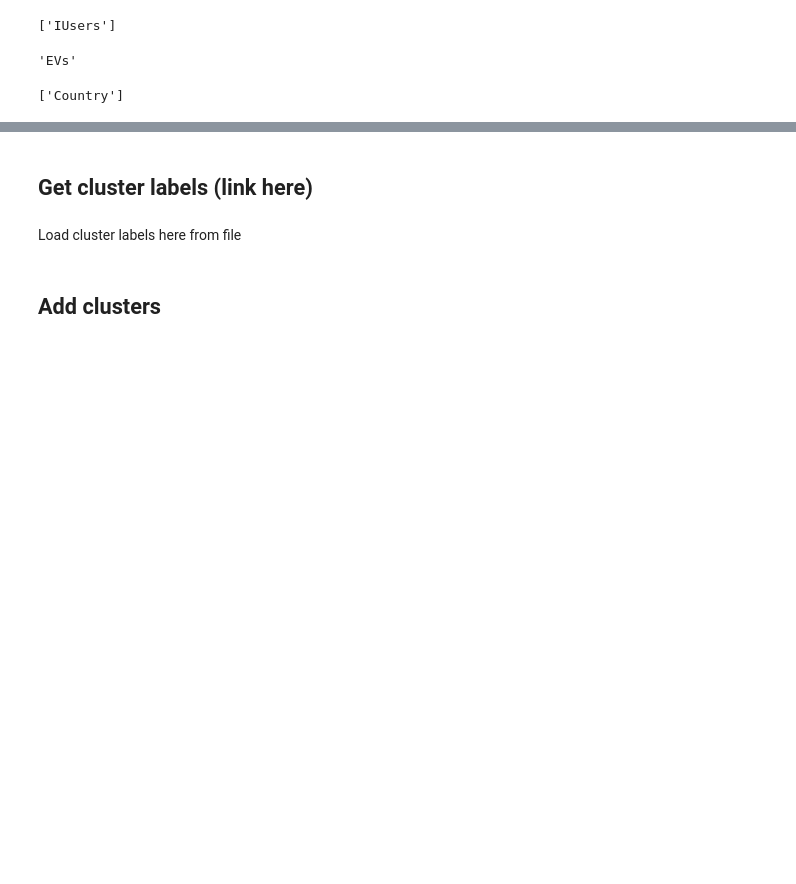
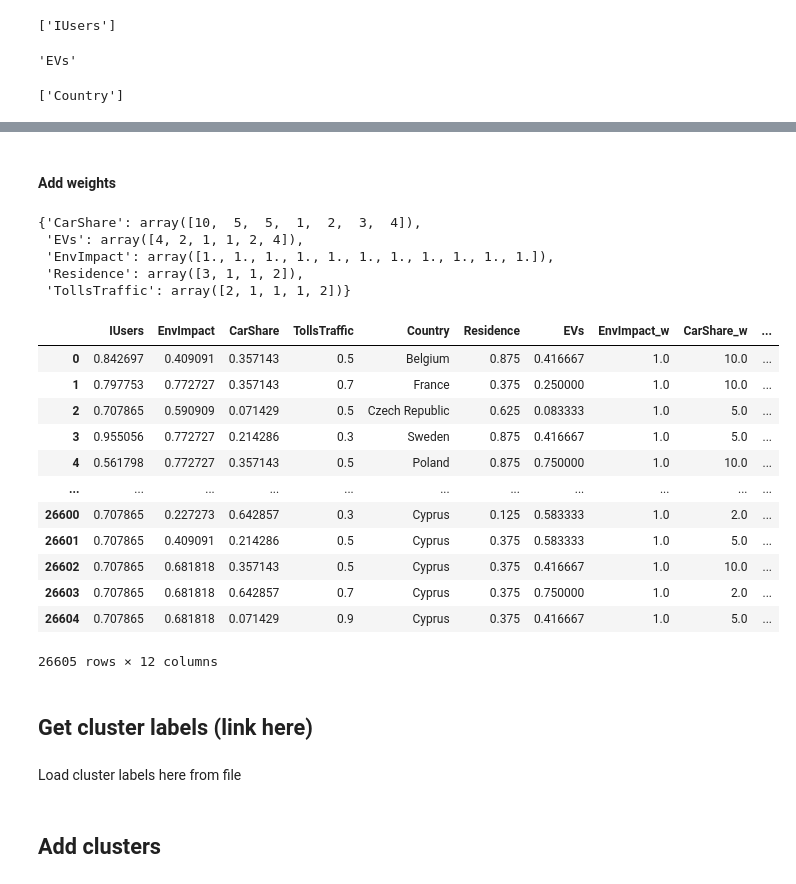
Before and after one commit to AndyHuang97/Intelligent-Mobility, a Jupyter notebook: Analysis - Histplots.ipynb, the cells around one changed output, grey strips where cells are left out. Cells and saved outputs as stored; diff of their text form; code cells hidden in the pictures; blank space fills up the shorter version.

```diff
--- a/Analysis - Histplots.ipynb
+++ b/Analysis - Histplots.ipynb
@@ -242,0 +254,10 @@ cols_top_only
+# %%
+replace_arr = {}
+for fixed_order_col in fixed_order_col_answers.keys():
+  print(fixed_order_col)
+  replace_arr[fixed_order_col] = {}
+  barsValues = getVarsValues(len(fixed_order_col_answers[fixed_order_col]))
+  for i, value in enumerate(fixed_order_col_answers[fixed_order_col]):
+    replace_arr[fixed_order_col][value] = barsValues[i]
+numerical_replace_arr = replace_arr
+numerical_replace_arr
@@ -242,0 +287,3 @@ cols_top_only
+# %%
+df_DNAt_order = df_DNAt_order.replace(numerical_replace_arr)
+df_DNAt_order
@@ -242,0 +304,10 @@ cols_top_only
+# %%
+replace_arr = {}
+for fixed_order_col in fixed_order_col_answers.keys():
+  print(fixed_order_col)
+  replace_arr[fixed_order_col] = {}
+  barsValues = getVarsValues(len(fixed_order_col_answers[fixed_order_col]))
+  for i, value in enumerate(fixed_order_col_answers[fixed_order_col]):
+    replace_arr[fixed_order_col][barsValues[i]] = value
+inv_numerical_replace_arr = replace_arr
+inv_numerical_replace_arr
@@ -243,3 +337,41 @@ cols_top_only
+# %% [markdown]
+#### Add weights
+# %%
+orderWeights = {
+    'EnvImpact': np.ones(len(dfc_DNAt['EnvImpact'].unique())),
+    'CarShare': np.array([10, 5, 5, 1, 2, 3, 4]),
+    'TollsTraffic': np.array([2, 1, 1, 1, 2]),
+    'Residence': np.array([3, 1, 1, 2]),
+    'EVs': np.array([4, 2, 1, 1, 2, 4])
+}
+orderWeights
+# %% [output]
+{'CarShare': array([10,  5,  5,  1,  2,  3,  4]),
+ 'EVs': array([4, 2, 1, 1, 2, 4]),
+ 'EnvImpact': array([1., 1., 1., 1., 1., 1., 1., 1., 1., 1., 1.]),
+ 'Residence': array([3, 1, 1, 2]),
+ 'TollsTraffic': array([2, 1, 1, 1, 2])}
+# %%
+for fixed_order_col in fixed_order_col_answers.keys():
+  barsValues = df_DNAt_order[fixed_order_col].unique()
+  for i, value in enumerate(barsValues):
+    df_DNAt_order.loc[df_DNAt_order[fixed_order_col] == value, f'{fixed_order_col}_w'] \
+      = orderWeights[fixed_order_col][i]
+df_DNAt_order
+# %% [output]
+|  | IUsers | EnvImpact | CarShare | TollsTraffic | Country | Residence | EVs | EnvImpact_w | CarShare_w | ... |
+| 0 | 0.842697 | 0.409091 | 0.357143 | 0.5 | Belgium | 0.875 | 0.416667 | 1.0 | 10.0 | ... |
+| 1 | 0.797753 | 0.772727 | 0.357143 | 0.7 | France | 0.375 | 0.250000 | 1.0 | 10.0 | ... |
+| 2 | 0.707865 | 0.590909 | 0.071429 | 0.5 | Czech Republic | 0.625 | 0.083333 | 1.0 | 5.0 | ... |
+| 3 | 0.955056 | 0.772727 | 0.214286 | 0.3 | Sweden | 0.875 | 0.416667 | 1.0 | 5.0 | ... |
+| 4 | 0.561798 | 0.772727 | 0.357143 | 0.5 | Poland | 0.875 | 0.750000 | 1.0 | 10.0 | ... |
+| ... | ... | ... | ... | ... | ... | ... | ... | ... | ... | ... |
+| 26600 | 0.707865 | 0.227273 | 0.642857 | 0.3 | Cyprus | 0.125 | 0.583333 | 1.0 | 2.0 | ... |
+| 26601 | 0.707865 | 0.409091 | 0.214286 | 0.5 | Cyprus | 0.375 | 0.583333 | 1.0 | 5.0 | ... |
+| 26602 | 0.707865 | 0.681818 | 0.357143 | 0.5 | Cyprus | 0.375 | 0.416667 | 1.0 | 10.0 | ... |
+| 26603 | 0.707865 | 0.681818 | 0.642857 | 0.7 | Cyprus | 0.375 | 0.750000 | 1.0 | 2.0 | ... |
+| 26604 | 0.707865 | 0.681818 | 0.071429 | 0.9 | Cyprus | 0.375 | 0.416667 | 1.0 | 5.0 | ... |
+26605 rows × 12 columns
 # %% [markdown]
 ## Get cluster labels (link here)
 # %% [markdown]
```
Also changed, not shown: parts of 18 cells of this notebook.
